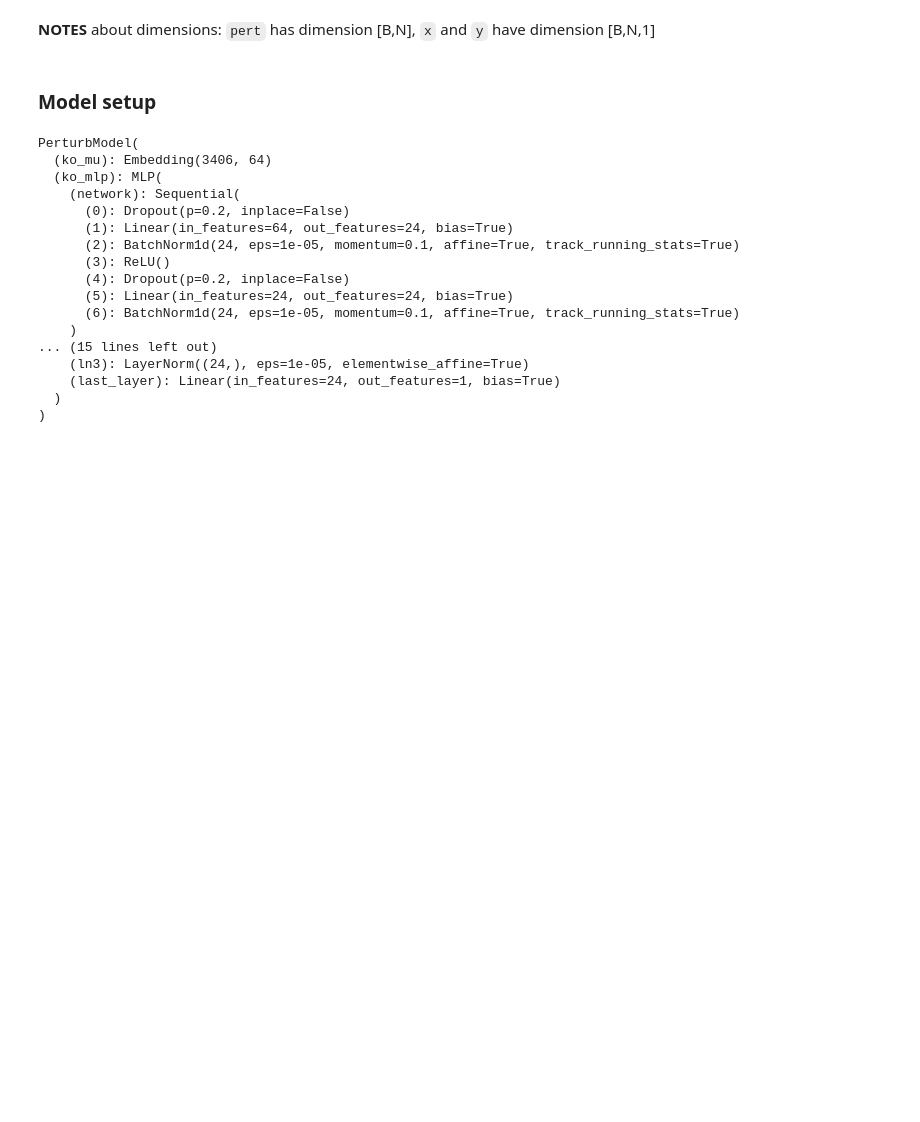
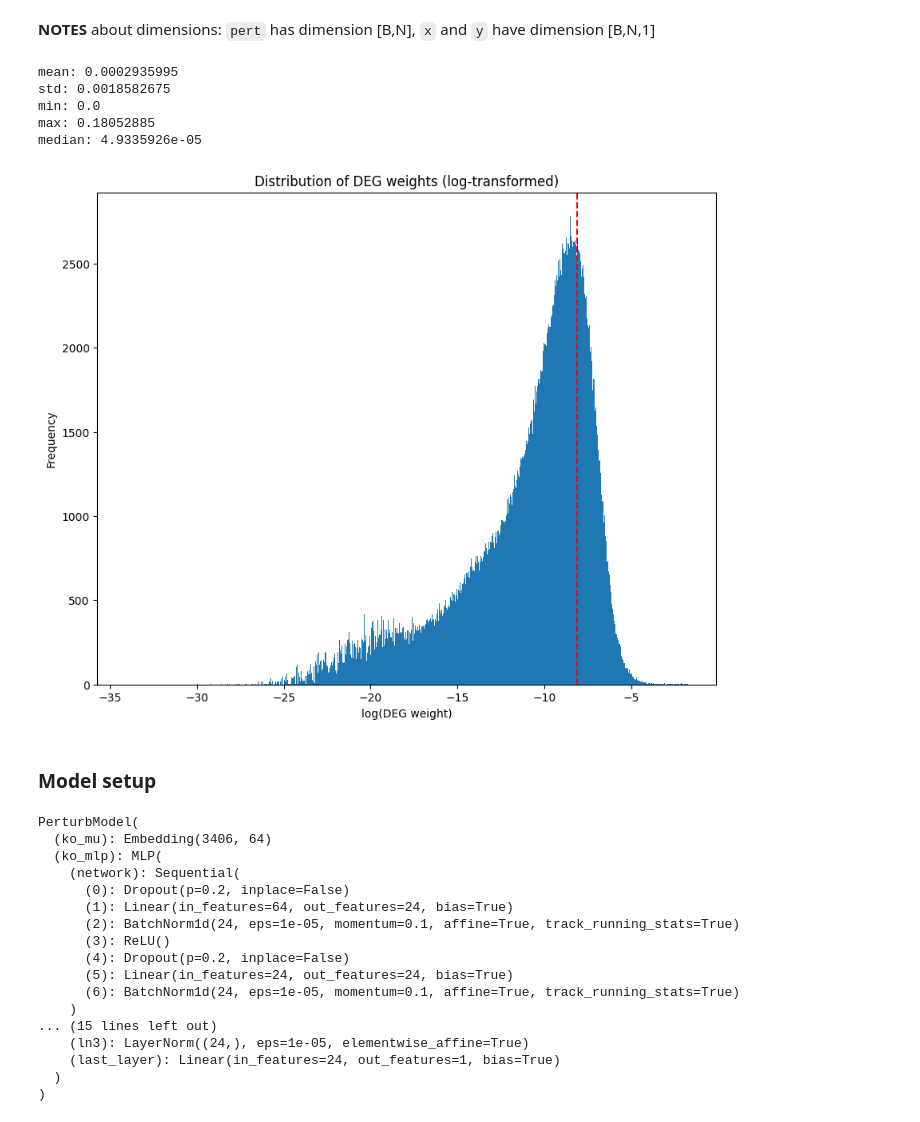
Before and after one commit to MCalabroCode/SPECTRA, a Jupyter notebook: spectra_v2_notebook_wandb.ipynb, the cells around one changed output. Cells and saved outputs as stored; diff of their text form; code cells hidden in the pictures; blank space fills up the shorter version.

```diff
--- a/spectra_v2_notebook_wandb.ipynb
+++ b/spectra_v2_notebook_wandb.ipynb
@@ -271,8 +269,44 @@ train_size = 30000
+# %%
+train_size = 127831
+test_size = 36701
 # %%
 #NOTE: new DEGs weights
 from WMSE import compute_weights
 
 gene_weights = compute_weights(adata[0:train_size,:], gene_to_idx, cells_per_pert=256)
+# %%
+values = list(gene_weights.values())
+perts = list(gene_weights.keys())
+
+arr = np.array(values)
+
+print("mean:", arr.mean())
+print("std:", arr.std())
+print("min:", arr.min())
+print("max:", arr.max())
+print("median:", np.median(arr))
+
+
+uniform_weight = 1/gene_weights[1264].size
+data = np.array(list(gene_weights.values()))
+data = data[data > 0]
+
+log_data = np.log(data)
+
+plt.figure(figsize=(9,7))
+plt.hist(log_data, bins=1000)
+plt.xlabel('log(DEG weight)')
+plt.ylabel('Frequency')
+plt.title('Distribution of DEG weights (log-transformed)')
+plt.axvline(np.log(uniform_weight), linestyle='--', color='red')
+plt.show()
+# %% [output]
+mean: 0.0002935995
+std: 0.0018582675
+min: 0.0
+max: 0.18052885
+median: 4.9335926e-05
+[figure, added]
 # %% [markdown]
 ### **Model setup**
 # %%
```
Also changed, not shown: parts of 9 cells of this notebook, 5 other files.
